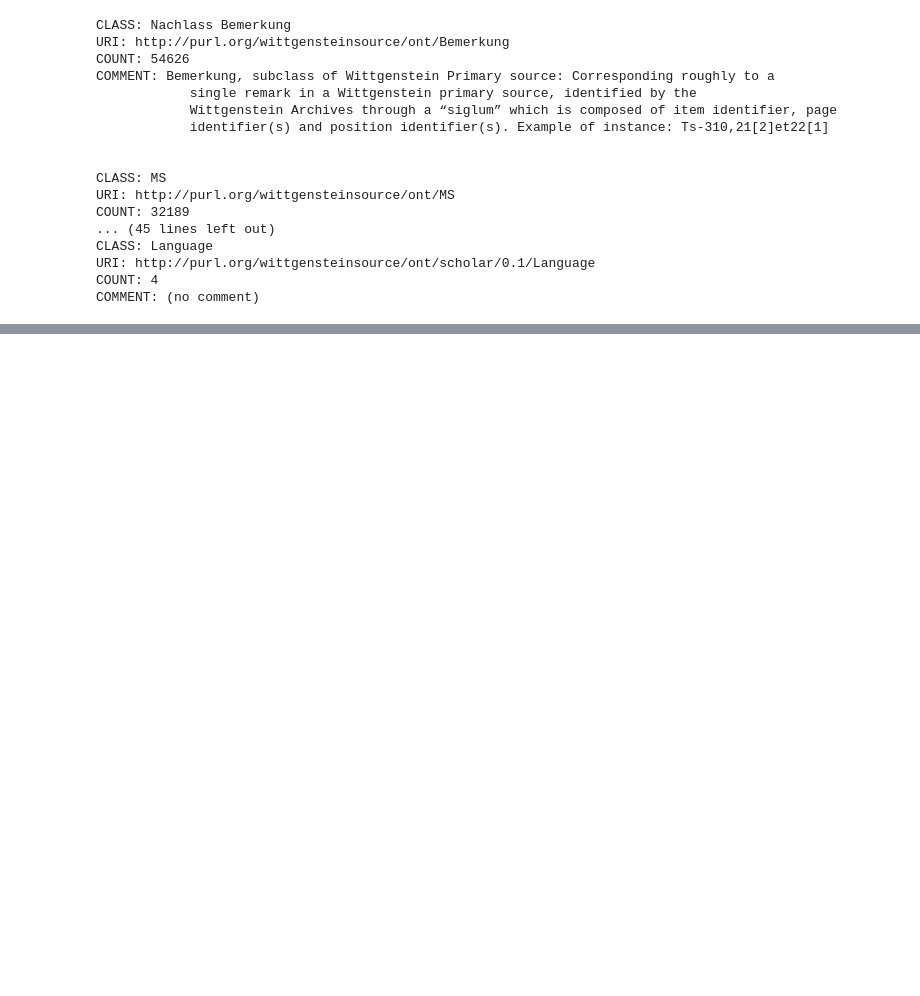
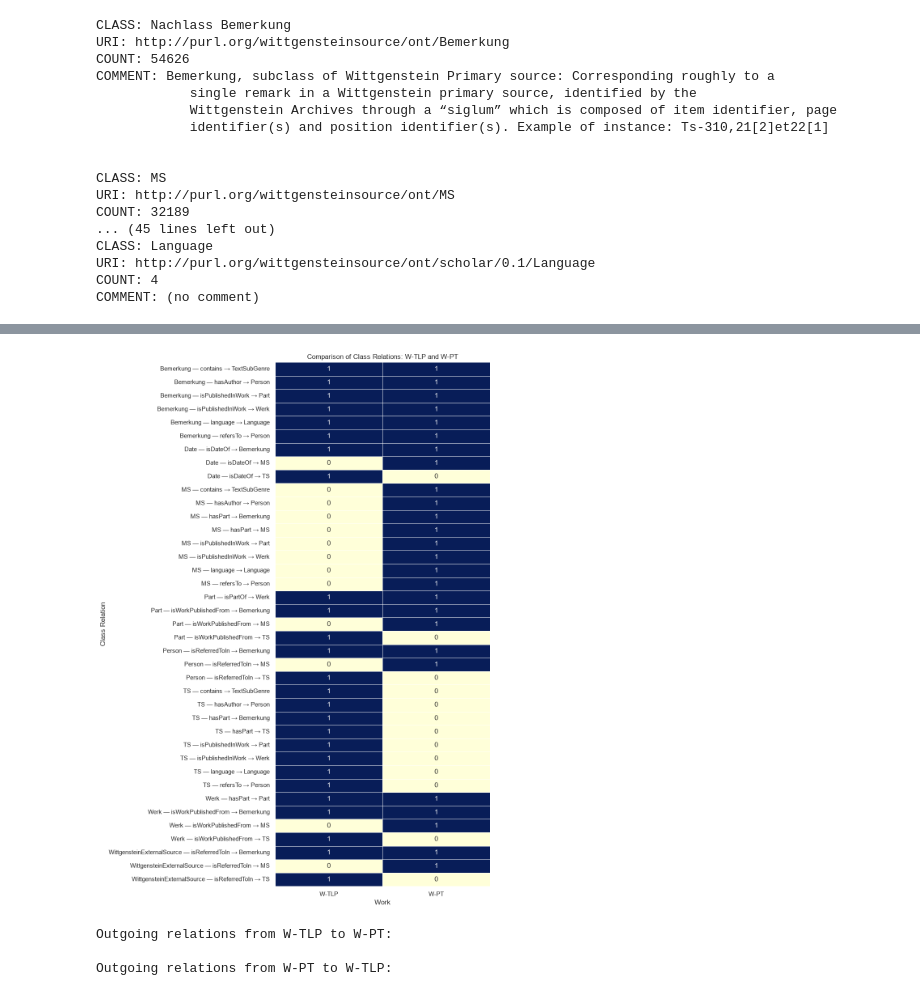
Before and after one commit to i4444i4444/OWL-ontology-align, a Jupyter notebook: tractatus-alignment/notebooks/inspect_wab.ipynb, the cells around one changed output, grey strips where cells are left out. Drawn from its saved outputs; the diff is of its cells as text; code cells hidden in the pictures; blank space fills up the shorter version.

```diff
--- a/tractatus-alignment/notebooks/inspect_wab.ipynb
+++ b/tractatus-alignment/notebooks/inspect_wab.ipynb
@@ -321,0 +1106,13 @@ COMMENT: (no comment)
+# %%
+comparison_df = pd.DataFrame([
+    {
+        "subject_class": s,
+        "predicate": p,
+        "object_class": o,
+        "W-TLP": "Yes" if (s, p, o) in tlp_relations else "No",
+        "W-PT": "Yes" if (s, p, o) in pt_relations else "No"
+    }
+    for s, p, o in sorted(tlp_relations | pt_relations)
+])
+
+display(comparison_df)
@@ -321,0 +1137,54 @@ COMMENT: (no comment)
+# %%
+comparison_matrix = comparison_df.copy()
+
+comparison_matrix["W-TLP"] = comparison_matrix["W-TLP"].map(
+    {"Yes": 1, "No": 0}
+)
+
+comparison_matrix["W-PT"] = comparison_matrix["W-PT"].map(
+    {"Yes": 1, "No": 0}
+)
+
+comparison_matrix["relation"] = (
+    comparison_matrix["subject_class"] + " — " +
+    comparison_matrix["predicate"] + " → " +
+    comparison_matrix["object_class"]
+)
+
+heatmap_comparison = comparison_matrix.set_index("relation")[["W-TLP", "W-PT"]]
+
+plt.figure(figsize=(10, 14))
+
+sns.heatmap(
+    heatmap_comparison,
+    annot=True,
+    fmt="d",
+    cmap="YlGnBu",
+    linewidths=0.5,
+    cbar=False
+)
+
+plt.title("Comparison of Class Relations: W-TLP and W-PT")
+plt.xlabel("Work")
+plt.ylabel("Class Relation")
+plt.tight_layout()
+plt.show()
+# %% [output]
+[figure, added]
+# %%
+tlp_uri = works["W-TLP"]
+pt_uri = works["W-PT"]
+
+print("Outgoing relations from W-TLP to W-PT:")
+
+for predicate in graph.predicates(tlp_uri, pt_uri):
+    print(get_local_name(predicate))
+
+print("\nOutgoing relations from W-PT to W-TLP:")
+
+for predicate in graph.predicates(pt_uri, tlp_uri):
+    print(get_local_name(predicate))
+# %% [output]
+Outgoing relations from W-TLP to W-PT:
+
+Outgoing relations from W-PT to W-TLP:
```
Also changed, not shown: parts of 34 cells of this notebook, 3 other files.
